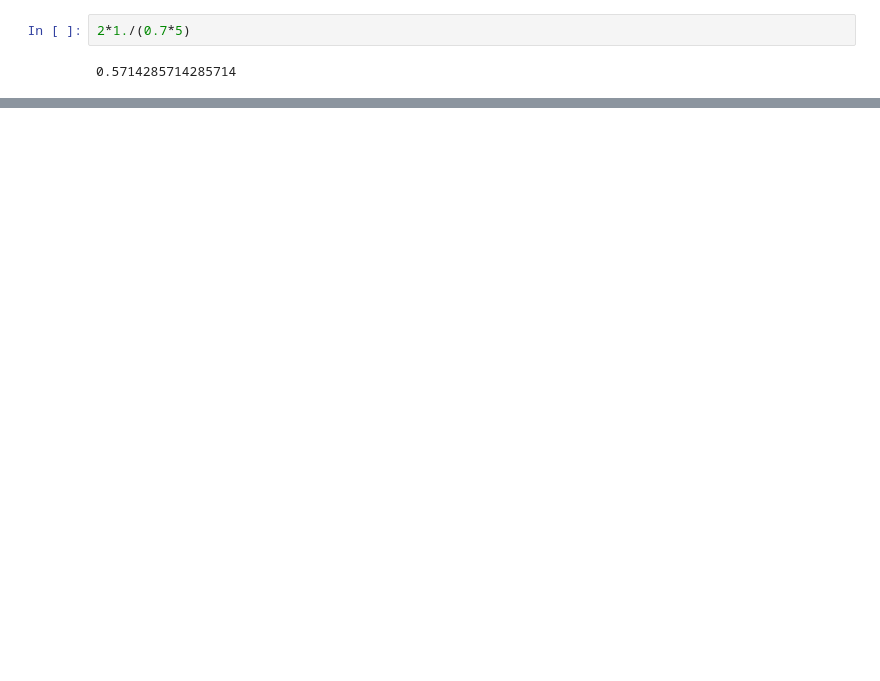
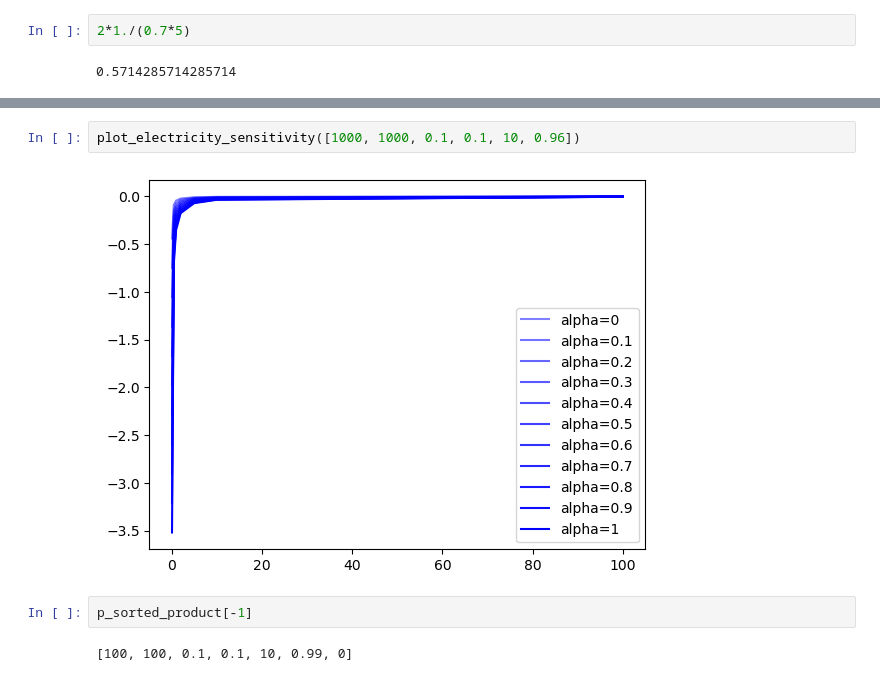
Before and after one commit to leonardchanfreau/RHG_GroundWater, a Jupyter notebook: cost_definition analysis.ipynb, the cells around one changed output, grey strips where cells are left out. Saved outputs shown, nothing was run; the diff lists cells and outputs as text; blank space fills up the shorter version.

```diff
--- a/cost_definition analysis.ipynb
+++ b/cost_definition analysis.ipynb
@@ -167,0 +732,8 @@ np.float64(0.006034687381394515)
+# %%
+plot_electricity_sensitivity([1000, 1000, 0.1, 0.1, 10, 0.96])
+# %% [output]
+[figure, added]
+# %%
+p_sorted_product[-1]
+# %% [output]
+[100, 100, 0.1, 0.1, 10, 0.99, 0]
```
Also changed, not shown: parts of 118 cells of this notebook, 21 other files.
